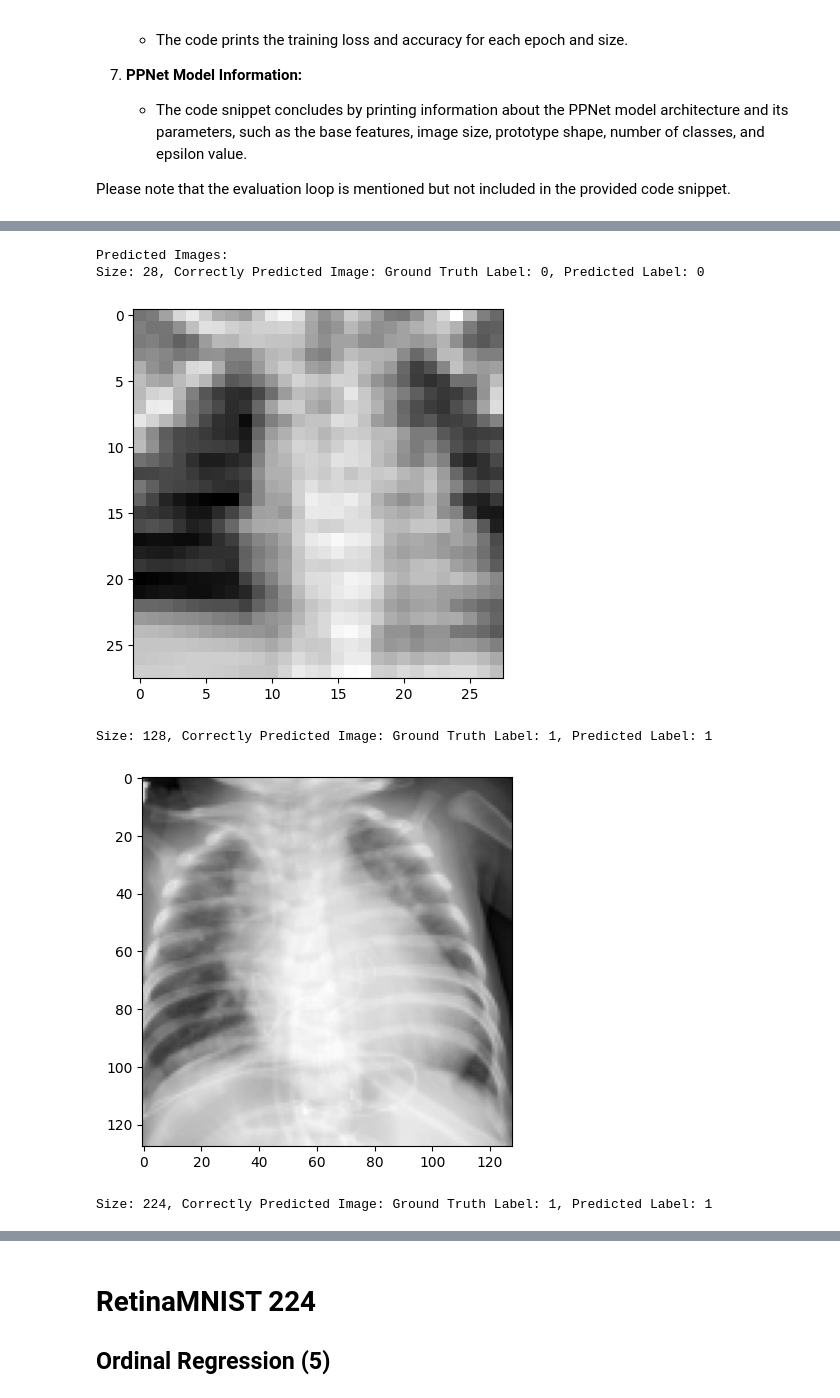
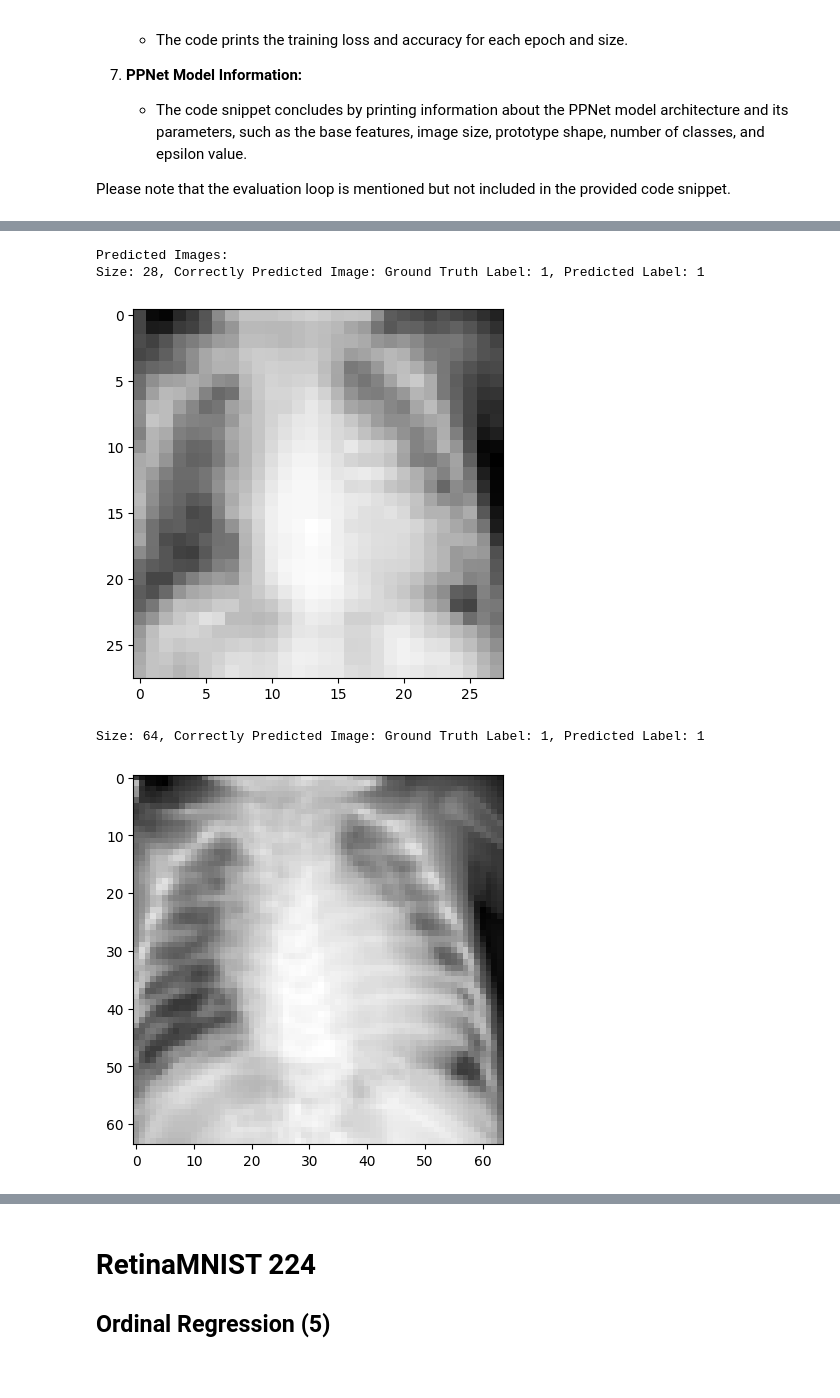
Before and after one commit to pooriya-jamie/ProtoPNet, a Jupyter notebook: Model.ipynb, the cells around one changed output, grey strips where cells are left out. Drawn from its saved outputs; the diff is of its cells as text; code cells hidden in the pictures; blank space fills up the shorter version.

```diff
--- a/Model.ipynb
+++ b/Model.ipynb
@@ -377,14 +378,12 @@ download = True
 # Model parameters
 NUM_EPOCHS = 5
 BATCH_SIZE = {
-    28: 128,
-    128: 128,
-    224: 64
+    28: 32,
+    64: 32
 }
 learning_rates = {
-    28: 0.001,
-    128: 0.002,
-    224: 0.003
+    28: 0.01,
+    64: 0.001
 }
 
 # Get dataset information
@@ -410,10 +409,10 @@ train_loaders = {}
 train_loaders_at_eval = {}
 test_loaders = {}
 
-for size in [28, 128, 224]:
+for size in [28, 64]:
     train_datasets[size] = DataClass(split='train', transform=data_transform, download=download, size=size)
     test_datasets[size] = DataClass(split='test', transform=data_transform, download=download, size=size)
-    pil_datasets[size] = DataClass(split='train', download=download)
+    pil_datasets[size] = DataClass(split='train', download=download, size=size)
 
     train_loaders[size] = data.DataLoader(dataset=train_datasets[size], batch_size=BATCH_SIZE[size], shuffle=True)
     train_loaders_at_eval[size] = data.DataLoader(dataset=train_datasets[size], batch_size=2*BATCH_SIZE[size], shuffle=False)
@@ -423,7 +422,7 @@ for size in [28, 128, 224]:
 model = construct_PPNet(base_architecture='resnet18', num_classes=2)  # Adjust num_classes as needed
 
 # Training loop for different sizes and learning rates
-for size in [28, 128, 224]:
+for size in [28, 64]:
     lr = learning_rates[size]
 
     # Define loss function and optimizer
@@ -495,36 +694,35 @@ import random
 
 # Evaluation loop
 model.eval()
 
 print("Predicted Images:")
-for size in [28, 128, 224]:
+for size in [28, 64]:
     correct_predicted_index = None
 
     for index, (images, labels) in enumerate(test_loaders[size]):
         outputs, _ = model(images)
         predictions = outputs.argmax(dim=1)
 
         # Find the index of the first correctly predicted image
         correct_mask = predictions == labels
         correct_predicted_index = torch.where(correct_mask)[0]
 
         # If a correct prediction is found, break the loop
         if correct_predicted_index.numel() > 0:
             correct_predicted_index = correct_predicted_index[0].item()
             break
 
     if correct_predicted_index is not None:
         correct_image = images[correct_predicted_index].squeeze().numpy()
         correct_label = labels[correct_predicted_index].item()
         correct_prediction = predictions[correct_predicted_index].item()
 
         print(f"Size: {size}, Correctly Predicted Image: Ground Truth Label: {correct_label}, Predicted Label: {correct_prediction}")
         plt.imshow(correct_image, cmap='gray')
         plt.show()
 # %% [output]
 Predicted Images:
-Size: 28, Correctly Predicted Image: Ground Truth Label: 0, Predicted Label: 0
+Size: 28, Correctly Predicted Image: Ground Truth Label: 1, Predicted Label: 1
-[figure, old version]
+[figure, new version]
-Size: 128, Correctly Predicted Image: Ground Truth Label: 1, Predicted Label: 1
+Size: 64, Correctly Predicted Image: Ground Truth Label: 1, Predicted Label: 1
-[figure, old version]
+[figure, new version]
-Size: 224, Correctly Predicted Image: Ground Truth Label: 1, Predicted Label: 1
```
Also changed, not shown: parts of 13 cells of this notebook.
